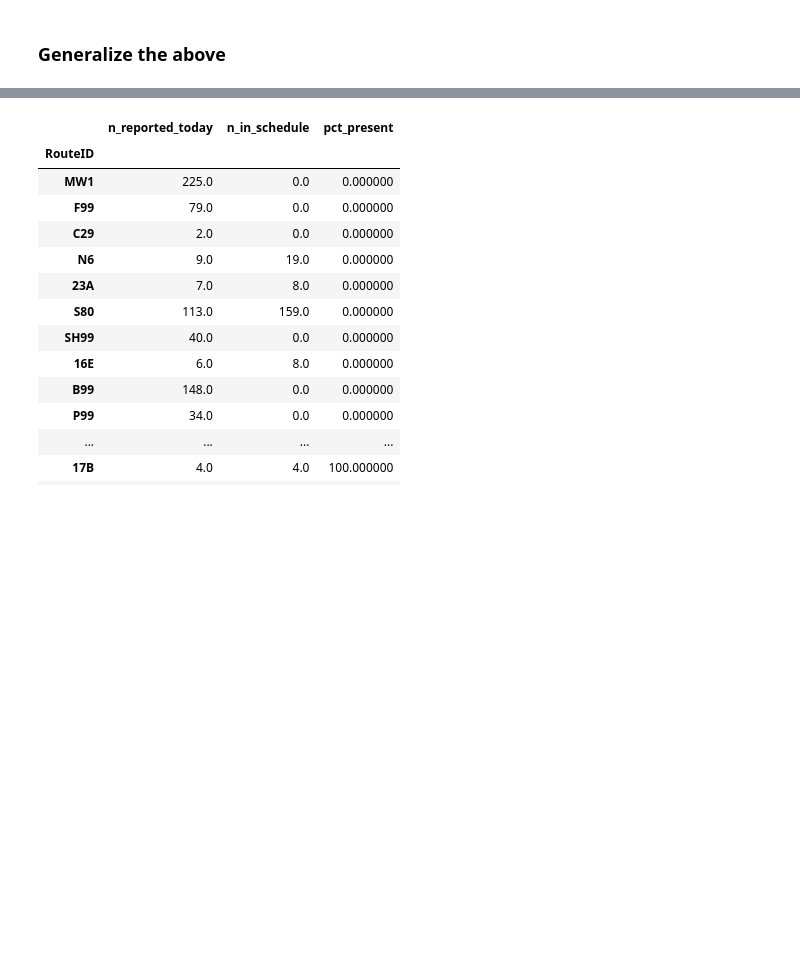
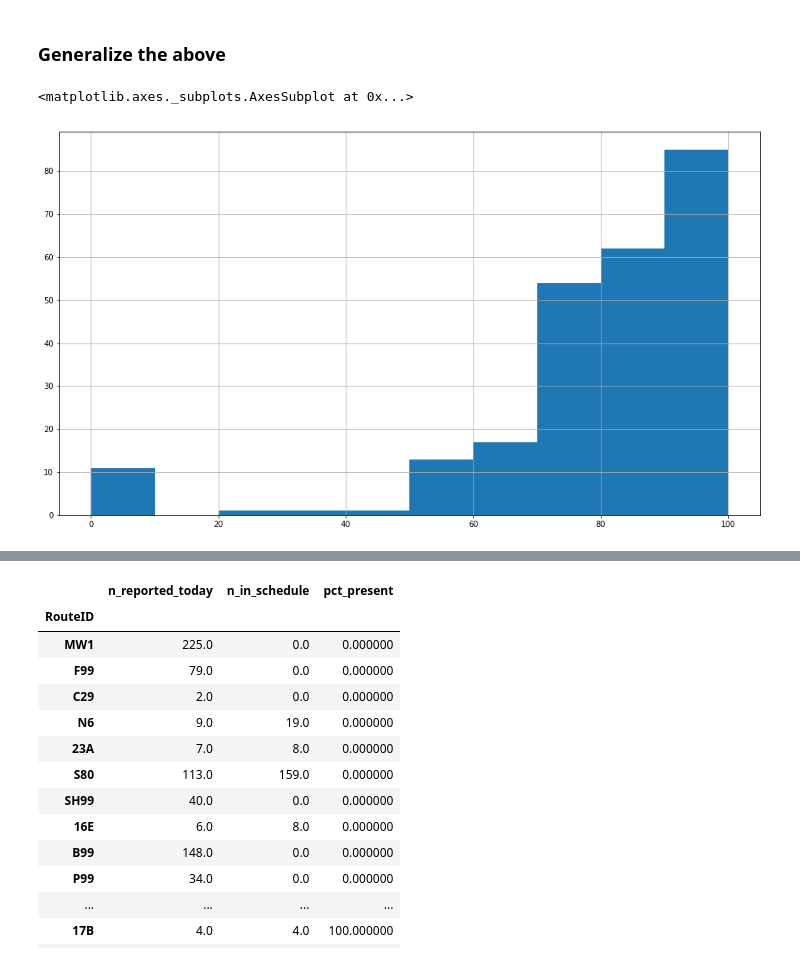
Before and after one commit to cmoscardi/dc_bus_stuff, a Jupyter notebook: inital_analysis.ipynb, the cells around one changed output, grey strips where cells are left out. Drawn from its saved outputs; the diff is of its cells as text; code cells hidden in the pictures; blank space fills up the shorter version.

Commit message:
a couple histograms of pschedule presence metric

```diff
--- a/inital_analysis.ipynb
+++ b/inital_analysis.ipynb
@@ -212,3 +212,8 @@ def pct_present(route_today):
           len(scheduled_and_reported) / (len(unique_trips_scheduled) if len(unique_trips_scheduled) > 0 else 999999)* 100))
 pct_present_report = df.groupby("RouteID").apply(pct_present)
 pct_present_report.columns = ["n_reported_today", "n_in_schedule", "pct_present"]
+# %%
+pct_present_report.pct_present.hist(figsize=(16, 9))
+# %% [output]
+<matplotlib.axes._subplots.AxesSubplot at 0x...>
+[figure, added]
```
Also changed, not shown: parts of 2 cells of this notebook.
